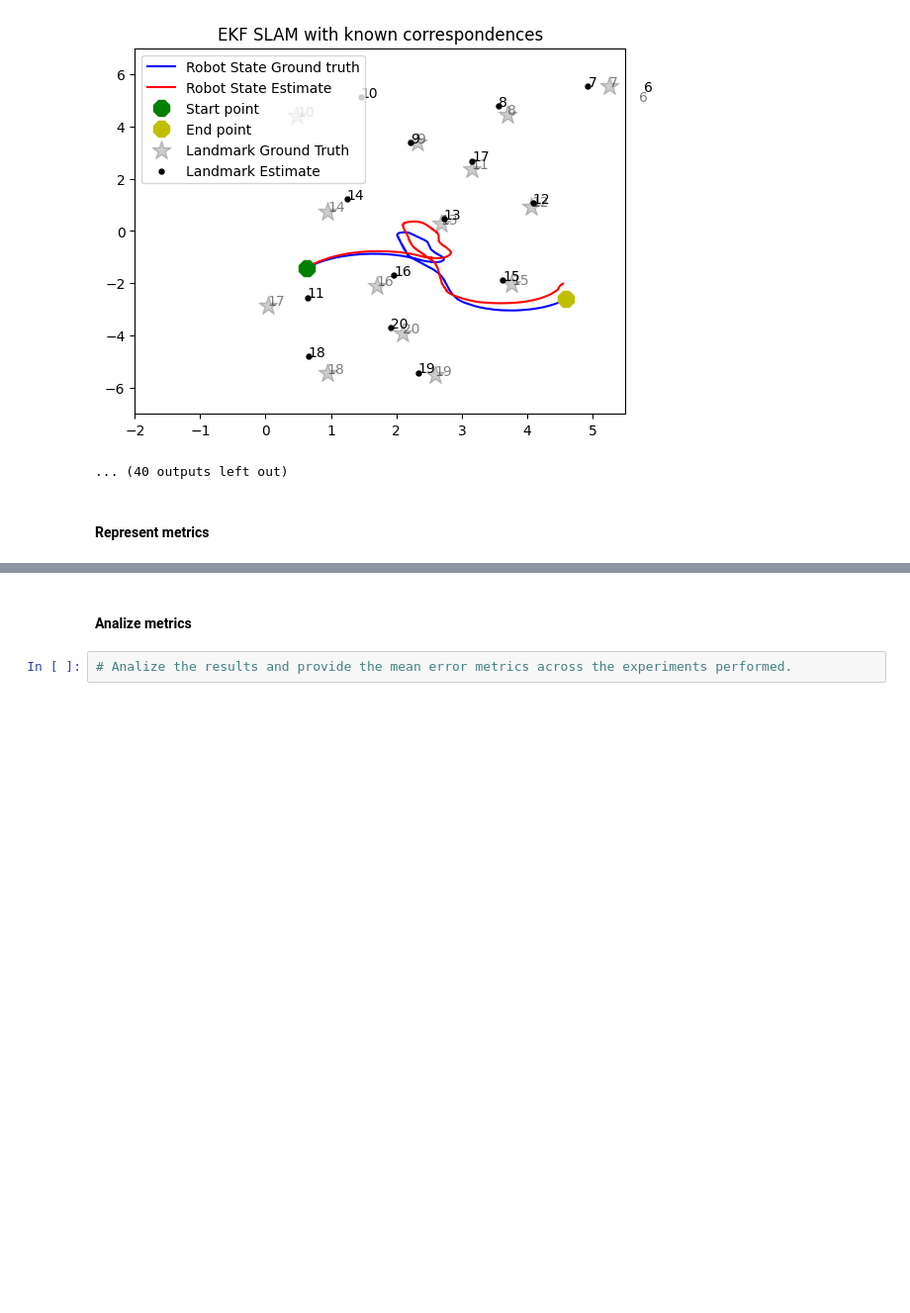
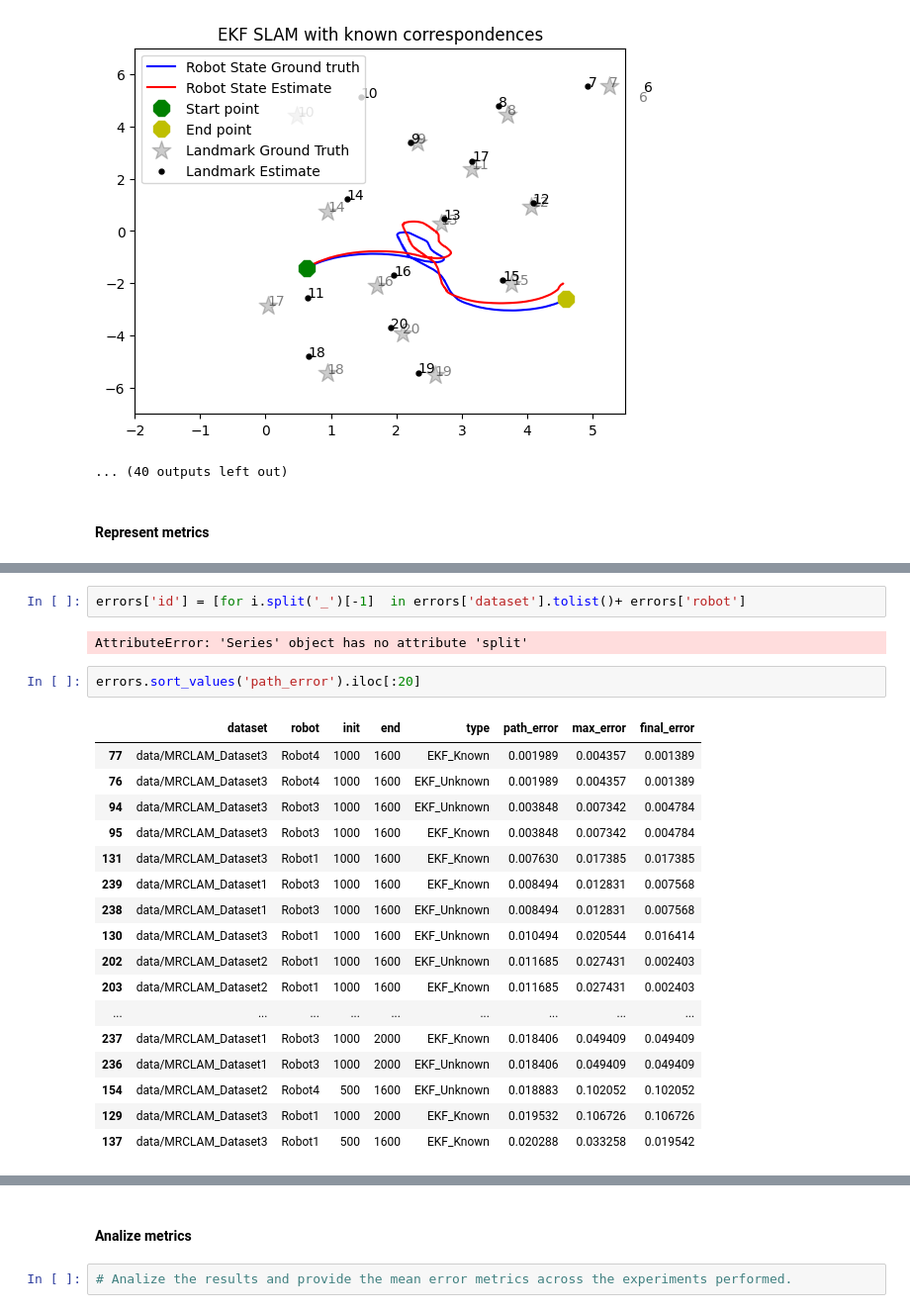
Before and after one commit to raisul-kibria/localization_and_mapping, a Jupyter notebook: notebooks/Lab3.ipynb, the cells around one changed output, grey strips where cells are left out. Shown at 99% size. Saved outputs shown, nothing was run; the diff lists cells and outputs as text; blank space fills up the shorter version.

```diff
--- a/notebooks/Lab3.ipynb
+++ b/notebooks/Lab3.ipynb
@@ -140,0 +229,24 @@ Params: EKF1 Dataset: data/MRCLAM_Dataset1 Robot: Robot2
+# %%
+errors['id'] = [for i.split('_')[-1]  in errors['dataset'].tolist()+ errors['robot']
+# %% [output]
+AttributeError: 'Series' object has no attribute 'split'
+# %%
+errors.sort_values('path_error').iloc[:20]
+# %% [output]
+|  | dataset | robot | init | end | type | path_error | max_error | final_error |
+| 77 | data/MRCLAM_Dataset3 | Robot4 | 1000 | 1600 | EKF_Known | 0.001989 | 0.004357 | 0.001389 |
+| 76 | data/MRCLAM_Dataset3 | Robot4 | 1000 | 1600 | EKF_Unknown | 0.001989 | 0.004357 | 0.001389 |
+| 94 | data/MRCLAM_Dataset3 | Robot3 | 1000 | 1600 | EKF_Unknown | 0.003848 | 0.007342 | 0.004784 |
+| 95 | data/MRCLAM_Dataset3 | Robot3 | 1000 | 1600 | EKF_Known | 0.003848 | 0.007342 | 0.004784 |
+| 131 | data/MRCLAM_Dataset3 | Robot1 | 1000 | 1600 | EKF_Known | 0.007630 | 0.017385 | 0.017385 |
+| 239 | data/MRCLAM_Dataset1 | Robot3 | 1000 | 1600 | EKF_Known | 0.008494 | 0.012831 | 0.007568 |
+| 238 | data/MRCLAM_Dataset1 | Robot3 | 1000 | 1600 | EKF_Unknown | 0.008494 | 0.012831 | 0.007568 |
+| 130 | data/MRCLAM_Dataset3 | Robot1 | 1000 | 1600 | EKF_Unknown | 0.010494 | 0.020544 | 0.016414 |
+| 202 | data/MRCLAM_Dataset2 | Robot1 | 1000 | 1600 | EKF_Unknown | 0.011685 | 0.027431 | 0.002403 |
+| 203 | data/MRCLAM_Dataset2 | Robot1 | 1000 | 1600 | EKF_Known | 0.011685 | 0.027431 | 0.002403 |
+| ... | ... | ... | ... | ... | ... | ... | ... | ... |
+| 237 | data/MRCLAM_Dataset1 | Robot3 | 1000 | 2000 | EKF_Known | 0.018406 | 0.049409 | 0.049409 |
+| 236 | data/MRCLAM_Dataset1 | Robot3 | 1000 | 2000 | EKF_Unknown | 0.018406 | 0.049409 | 0.049409 |
+| 154 | data/MRCLAM_Dataset2 | Robot4 | 500 | 1600 | EKF_Unknown | 0.018883 | 0.102052 | 0.102052 |
+| 129 | data/MRCLAM_Dataset3 | Robot1 | 1000 | 2000 | EKF_Known | 0.019532 | 0.106726 | 0.106726 |
+| 137 | data/MRCLAM_Dataset3 | Robot1 | 500 | 1600 | EKF_Known | 0.020288 | 0.033258 | 0.019542 |
```
Also changed, not shown: parts of 9 cells of this notebook.
